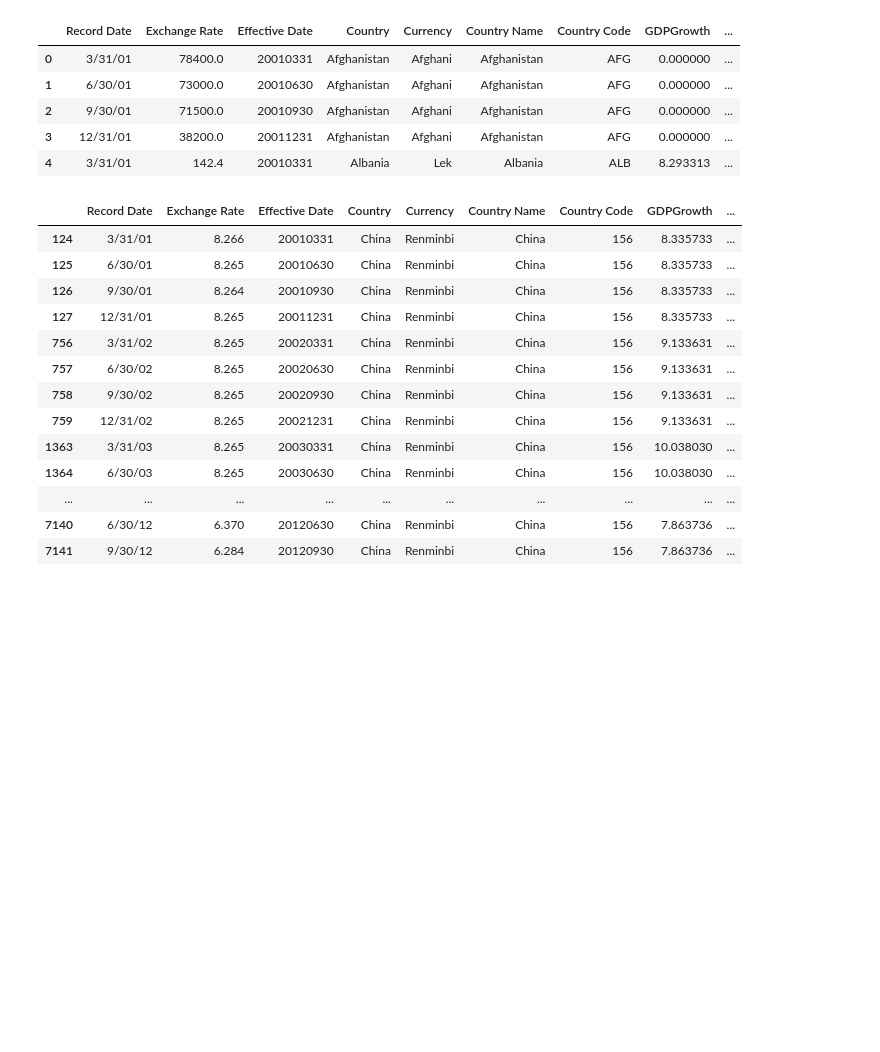
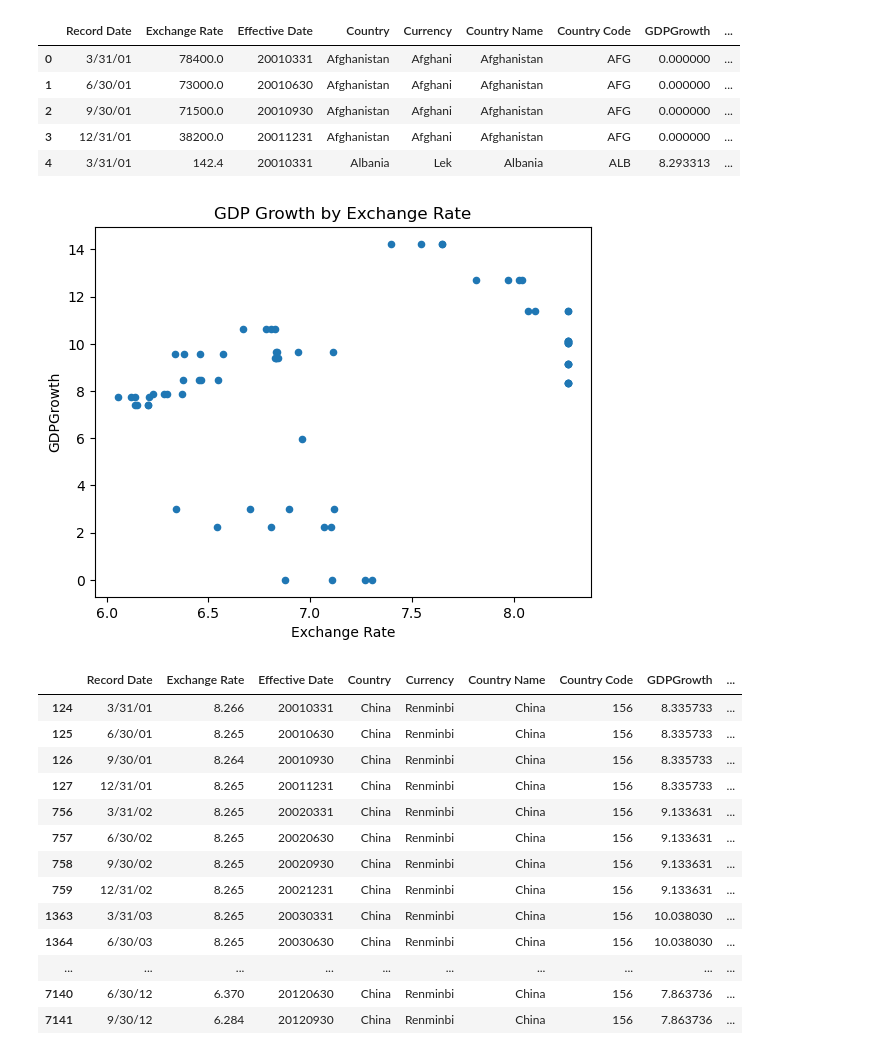
Before and after one commit to tbrown14611/Project_2, a Jupyter notebook: Step3_analyze_data.ipynb, the cells around one changed output. Cells and saved outputs as stored; diff of their text form; code cells hidden in the pictures; blank space fills up the shorter version.

```diff
--- a/Step3_analyze_data.ipynb
+++ b/Step3_analyze_data.ipynb
@@ -28,6 +28,15 @@ df.head()
 # Filter for one contry if needed
 
 df_filtered = df.loc[df['Country Code'] == 'CHN']
+# %%
+# Create a scatter plot with the GDP Growth data
+country_plot = df_filtered.plot.scatter(
+    x="Exchange Rate",
+    y="GDPGrowth",
+    title="GDP Growth by Exchange Rate",
+)
+# %% [output]
+[figure, added]
 # %%
 # Update Country Code to the ISO numeric value
 country_code_dict = {
```
